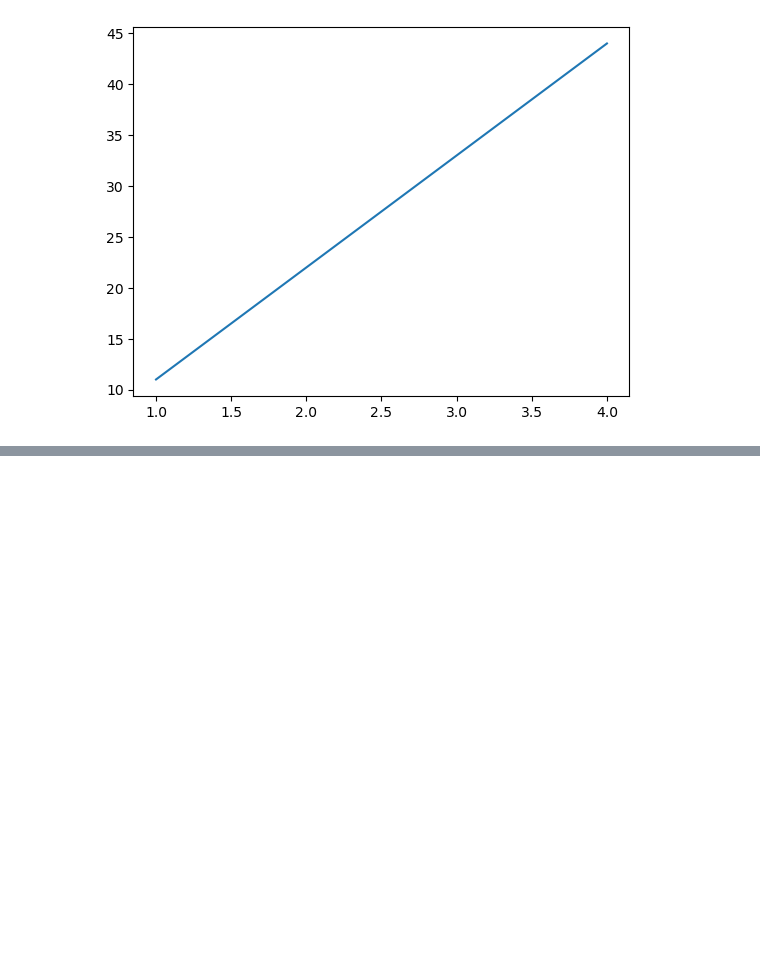
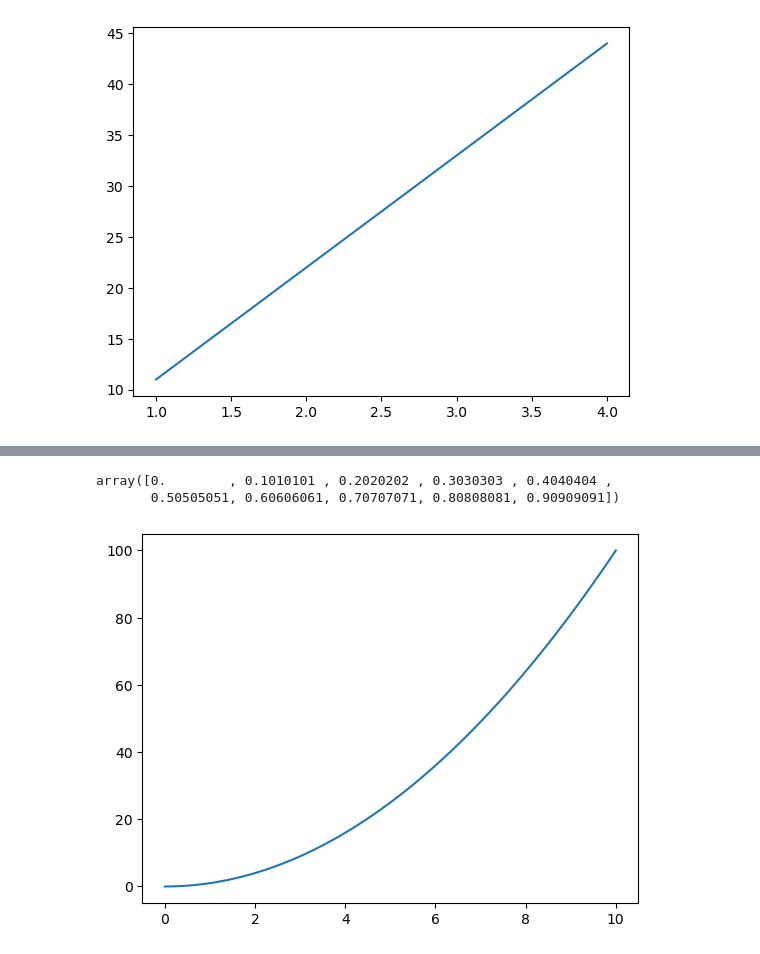
Before and after one commit to happsie/ml-course, a Jupyter notebook: matplotlib/introduction-to-matplotlib.ipynb, the cells around one changed output, grey strips where cells are left out. Cells and saved outputs as stored; diff of their text form; code cells hidden in the pictures; blank space fills up the shorter version.

```diff
--- a/matplotlib/introduction-to-matplotlib.ipynb
+++ b/matplotlib/introduction-to-matplotlib.ipynb
@@ -53,0 +102,13 @@ ax.plot(x, y); # add some data
+# %%
+# Create some data
+x = np.linspace(0, 10, 100)
+x[:10] # first 10 values
+# %% [output]
+array([0.        , 0.1010101 , 0.2020202 , 0.3030303 , 0.4040404 ,
+       0.50505051, 0.60606061, 0.70707071, 0.80808081, 0.90909091])
+# %%
+# Plot the data and create a line plot. Line plot is the default
+fig, ax = plt.subplots()
+ax.plot(x, x**2);
+# %% [output]
+[figure, added]
```
Also changed, not shown: parts of 35 cells of this notebook, 3 other files.
